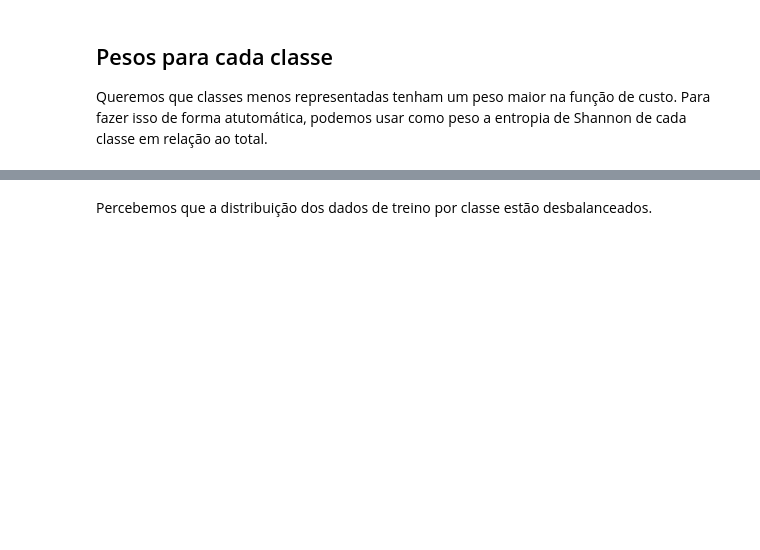
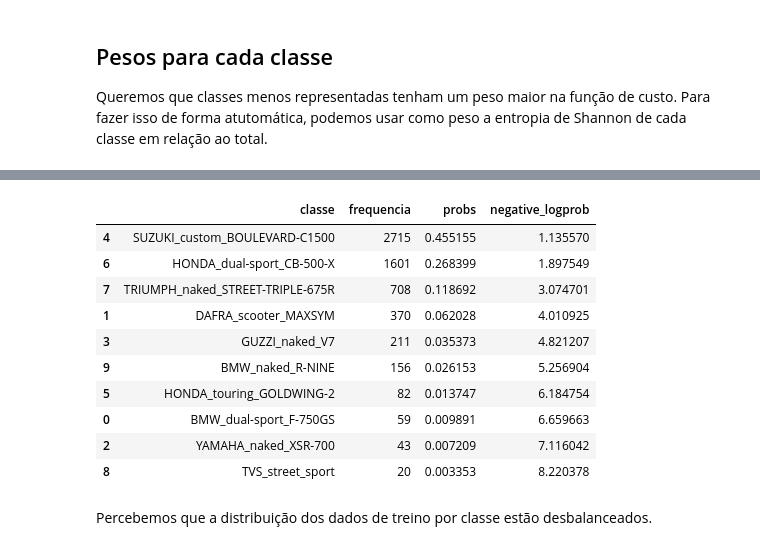
Before and after one commit to luish18/resnet-finetuning, a Jupyter notebook: notebooks/model_training.ipynb, the cells around one changed output, grey strips where cells are left out. Saved outputs shown, nothing was run; the diff lists cells and outputs as text; code cells hidden in the pictures; blank space fills up the shorter version.

```diff
--- a/notebooks/model_training.ipynb
+++ b/notebooks/model_training.ipynb
@@ -210,6 +229,20 @@ freq
 total = freq["frequencia"].sum()
 freq["probs"] = freq["frequencia"] / total
 freq["negative_logprob"] = -np.log2(freq["probs"])
+# %%
+freq.sort_values(by="negative_logprob")
+# %% [output]
+|  | classe | frequencia | probs | negative_logprob |
+| 4 | SUZUKI_custom_BOULEVARD-C1500 | 2715 | 0.455155 | 1.135570 |
+| 6 | HONDA_dual-sport_CB-500-X | 1601 | 0.268399 | 1.897549 |
+| 7 | TRIUMPH_naked_STREET-TRIPLE-675R | 708 | 0.118692 | 3.074701 |
+| 1 | DAFRA_scooter_MAXSYM | 370 | 0.062028 | 4.010925 |
+| 3 | GUZZI_naked_V7 | 211 | 0.035373 | 4.821207 |
+| 9 | BMW_naked_R-NINE | 156 | 0.026153 | 5.256904 |
+| 5 | HONDA_touring_GOLDWING-2 | 82 | 0.013747 | 6.184754 |
+| 0 | BMW_dual-sport_F-750GS | 59 | 0.009891 | 6.659663 |
+| 2 | YAMAHA_naked_XSR-700 | 43 | 0.007209 | 7.116042 |
+| 8 | TVS_street_sport | 20 | 0.003353 | 8.220378 |
 # %% [markdown]
 Percebemos que a distribuição dos dados de treino por classe estão desbalanceados.
 # %% [markdown]
```
Also changed, not shown: parts of 7 cells of this notebook, 4 other files.
